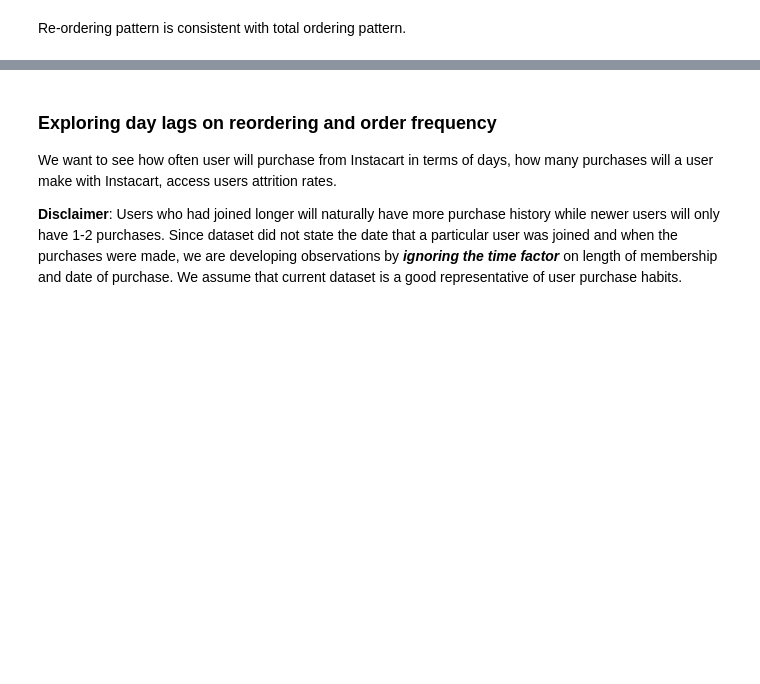
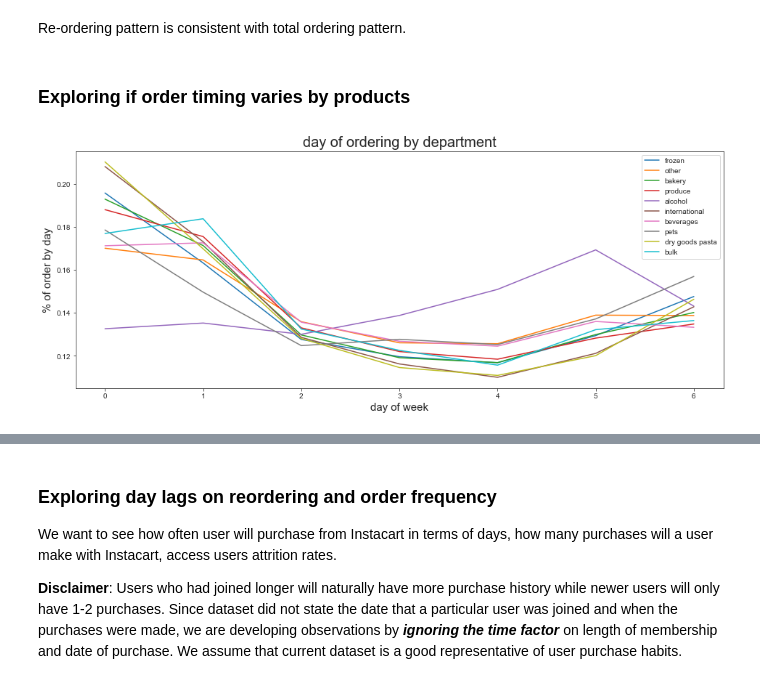
Before and after one commit to sittingman/instacart_product_repurchase, a Jupyter notebook: data_exploratory.ipynb, the cells around one changed output, grey strips where cells are left out. Cells and saved outputs as stored; diff of their text form; code cells hidden in the pictures; blank space fills up the shorter version.

Commit message:
added dow by products

```diff
--- a/data_exploratory.ipynb
+++ b/data_exploratory.ipynb
@@ -205,3 +209,9 @@ plt.show()
 [figure]
 # %% [markdown]
 Re-ordering pattern is consistent with total ordering pattern.
+# %% [markdown]
+### Exploring if order timing varies by products
+# %%
+dow_product = consol_detail.groupby(['order_dow', 'department_id'])['order_id'].nunique().reset_index()
+# %%
+dow_product_ct = pd.crosstab(dow_product['order_dow'], dow_product['department_id'], values=dow_product['order_id'], aggfunc=sum,normalize='columns')
@@ -207,0 +220,11 @@ Re-ordering pattern is consistent with total ordering pattern.
+# %%
+plt.figure(figsize=(16,6))
+for i in range(1,11):
+    sns.lineplot(x=dow_product_ct.index, y=dow_product_ct[i], label=dept.loc[i-1]['department'])
+plt.title('day of ordering by department', fontsize=20)
+plt.ylabel('% of order by day', fontsize=15)
+plt.xlabel('day of week', fontsize=15)
+plt.legend(loc='best')
+plt.show()
+# %% [output]
+[figure, added]
```
Also changed, not shown: parts of 7 cells of this notebook.
